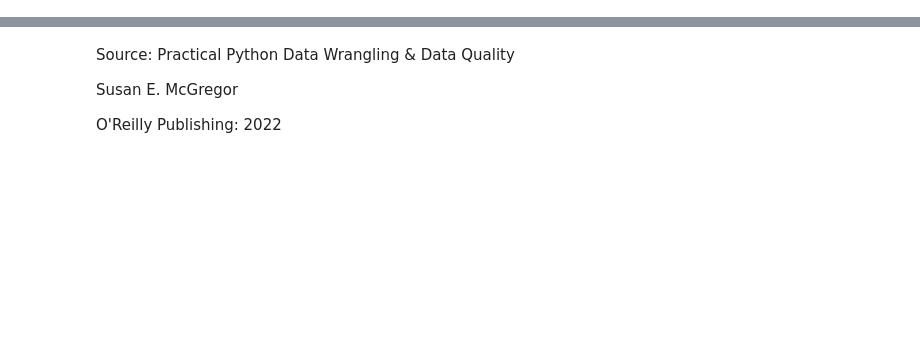
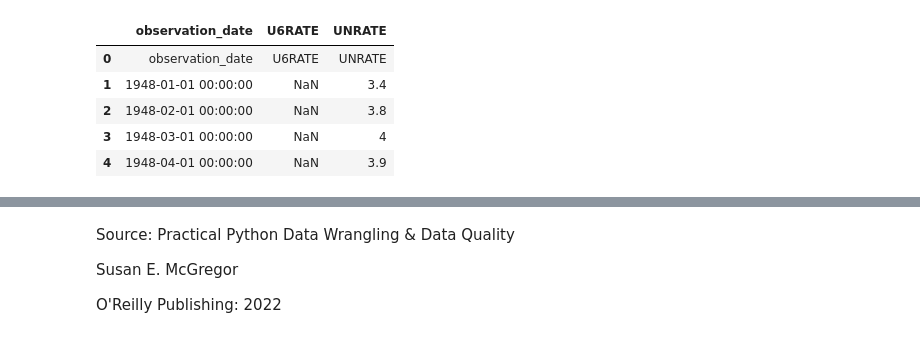
Before and after one commit to brittabeta/Data-Engineering-Duke, a Jupyter notebook: Real_World_Data_Wrangling_Understanding_Unemployment.ipynb, the cells around one changed output, grey strips where cells are left out. Saved outputs shown, nothing was run; the diff lists cells and outputs as text; code cells hidden in the pictures; blank space fills up the shorter version.

```diff
--- a/Real_World_Data_Wrangling_Understanding_Unemployment.ipynb
+++ b/Real_World_Data_Wrangling_Understanding_Unemployment.ipynb
@@ -35,0 +158,11 @@ Note: There is even more than just headers and data, the file also includes addi
+# %%
+# we want column names to be from the first row
+df.columns = df.iloc[0]
+df.head()
+# %% [output]
+|  | observation_date | U6RATE | UNRATE |
+| 0 | observation_date | U6RATE | UNRATE |
+| 1 | 1948-01-01 00:00:00 | NaN | 3.4 |
+| 2 | 1948-02-01 00:00:00 | NaN | 3.8 |
+| 3 | 1948-03-01 00:00:00 | NaN | 4 |
+| 4 | 1948-04-01 00:00:00 | NaN | 3.9 |
```
Also changed, not shown: parts of 19 cells of this notebook.
